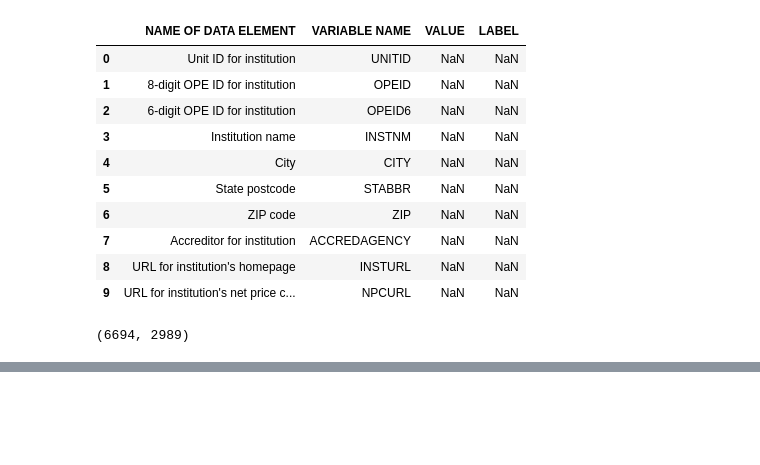
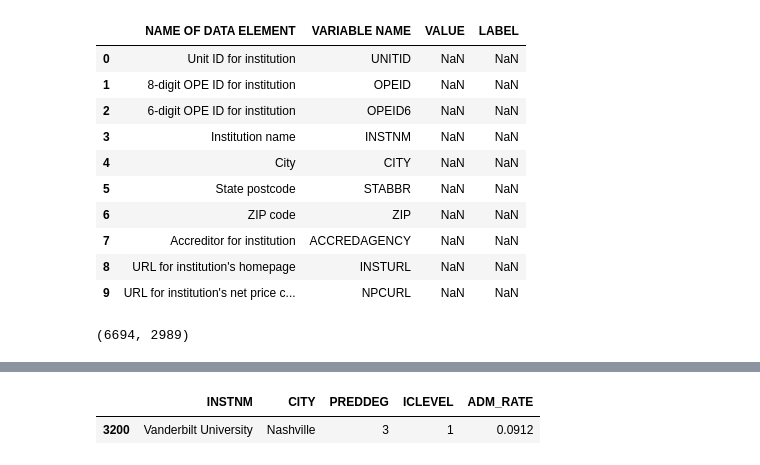
Before and after one commit to samantoz/dsc680-applied-datascience, a Jupyter notebook: Project-2/inst_data_analysis.ipynb, the cells around one changed output, grey strips where cells are left out. Saved outputs shown, nothing was run; the diff lists cells and outputs as text; code cells hidden in the pictures; blank space fills up the shorter version.

```diff
--- a/Project-2/inst_data_analysis.ipynb
+++ b/Project-2/inst_data_analysis.ipynb
@@ -76,0 +155,6 @@ df_features_inst
+# %%
+df_coll_adm_rate = df_coll_adm_rate.query('INSTNM.str.contains("bilt")', engine='python')
+df_coll_adm_rate
+# %% [output]
+|  | INSTNM | CITY | PREDDEG | ICLEVEL | ADM_RATE |
+| 3200 | Vanderbilt University | Nashville | 3 | 1 | 0.0912 |
```
Also changed, not shown: parts of 16 cells of this notebook, 4 other files.
